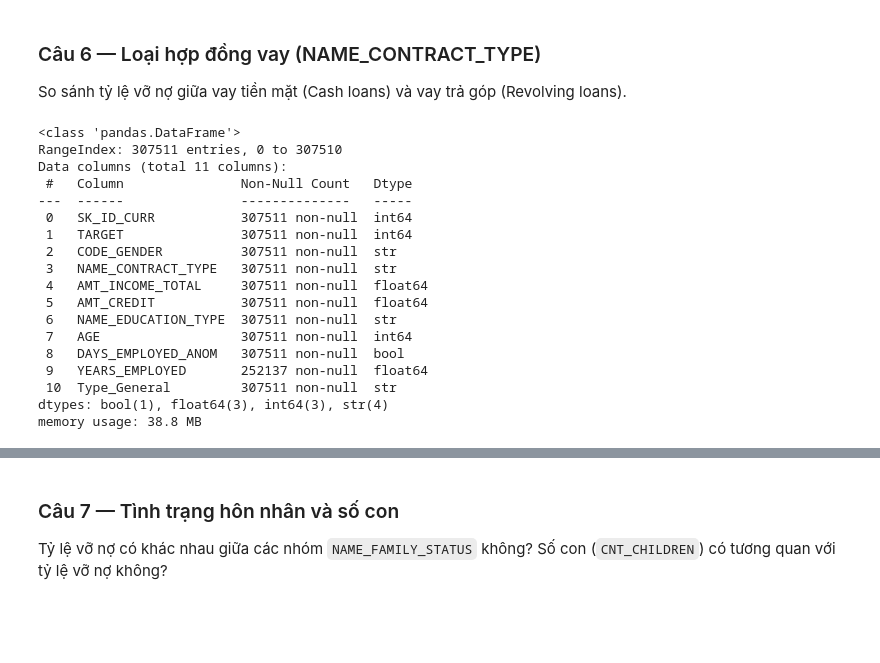
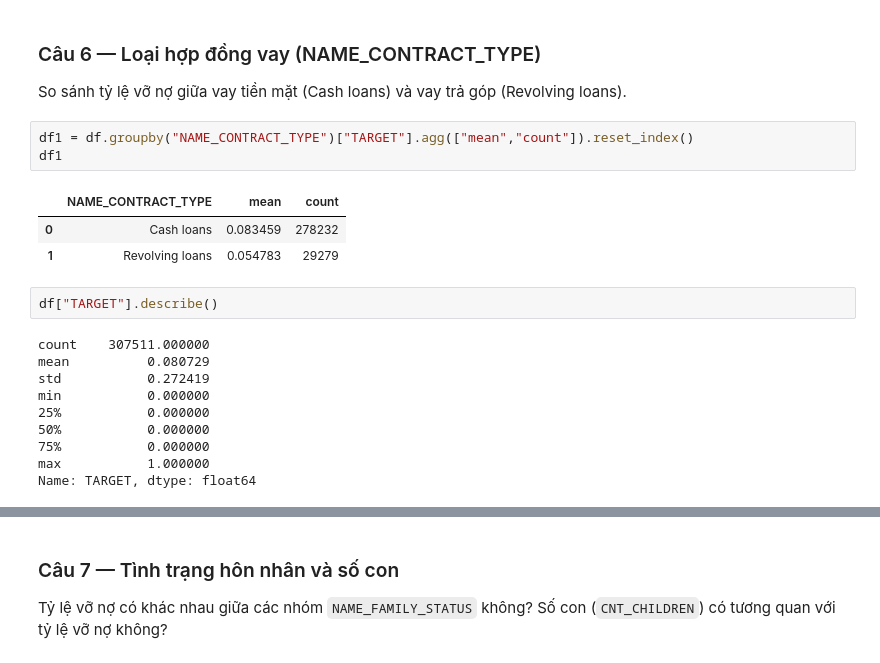
Before and after one commit to tuananhvui7-collab/credit-risk-eda, a Jupyter notebook: credit_risk_eda_template.ipynb, the cells around one changed output, grey strips where cells are left out. Drawn from its saved outputs; the diff is of its cells as text; blank space fills up the shorter version.

```diff
--- a/credit_risk_eda_template.ipynb
+++ b/credit_risk_eda_template.ipynb
@@ -729,25 +732,24 @@ HÀNH ĐỘNG
 ### Câu 6 — Loại hợp đồng vay (NAME_CONTRACT_TYPE)
 So sánh tỷ lệ vỡ nợ giữa vay tiền mặt (Cash loans) và vay trả góp (Revolving loans).
 # %%
+df1 = df.groupby("NAME_CONTRACT_TYPE")["TARGET"].agg(["mean","count"]).reset_index()
+df1
 # %% [output]
-<class 'pandas.DataFrame'>
-RangeIndex: 307511 entries, 0 to 307510
-Data columns (total 11 columns):
- #   Column               Non-Null Count   Dtype
----  ------               --------------   -----
- 0   SK_ID_CURR           307511 non-null  int64
- 1   TARGET               307511 non-null  int64
- 2   CODE_GENDER          307511 non-null  str
- 3   NAME_CONTRACT_TYPE   307511 non-null  str
- 4   AMT_INCOME_TOTAL     307511 non-null  float64
- 5   AMT_CREDIT           307511 non-null  float64
- 6   NAME_EDUCATION_TYPE  307511 non-null  str
- 7   AGE                  307511 non-null  int64
- 8   DAYS_EMPLOYED_ANOM   307511 non-null  bool
- 9   YEARS_EMPLOYED       252137 non-null  float64
- 10  Type_General         307511 non-null  str
-dtypes: bool(1), float64(3), int64(3), str(4)
-memory usage: 38.8 MB
+|  | NAME_CONTRACT_TYPE | mean | count |
+| 0 | Cash loans | 0.083459 | 278232 |
+| 1 | Revolving loans | 0.054783 | 29279 |
+# %%
+df["TARGET"].describe()
+# %% [output]
+count    307511.000000
+mean          0.080729
+std           0.272419
+min           0.000000
+25%           0.000000
+50%           0.000000
+75%           0.000000
+max           1.000000
+Name: TARGET, dtype: float64
 # %% [markdown]
 **Insight:** Chênh lệch này lớn hay nhỏ? Nguyên nhân khả dĩ là gì?
 
```
Also changed, not shown: parts of 3 cells of this notebook.
